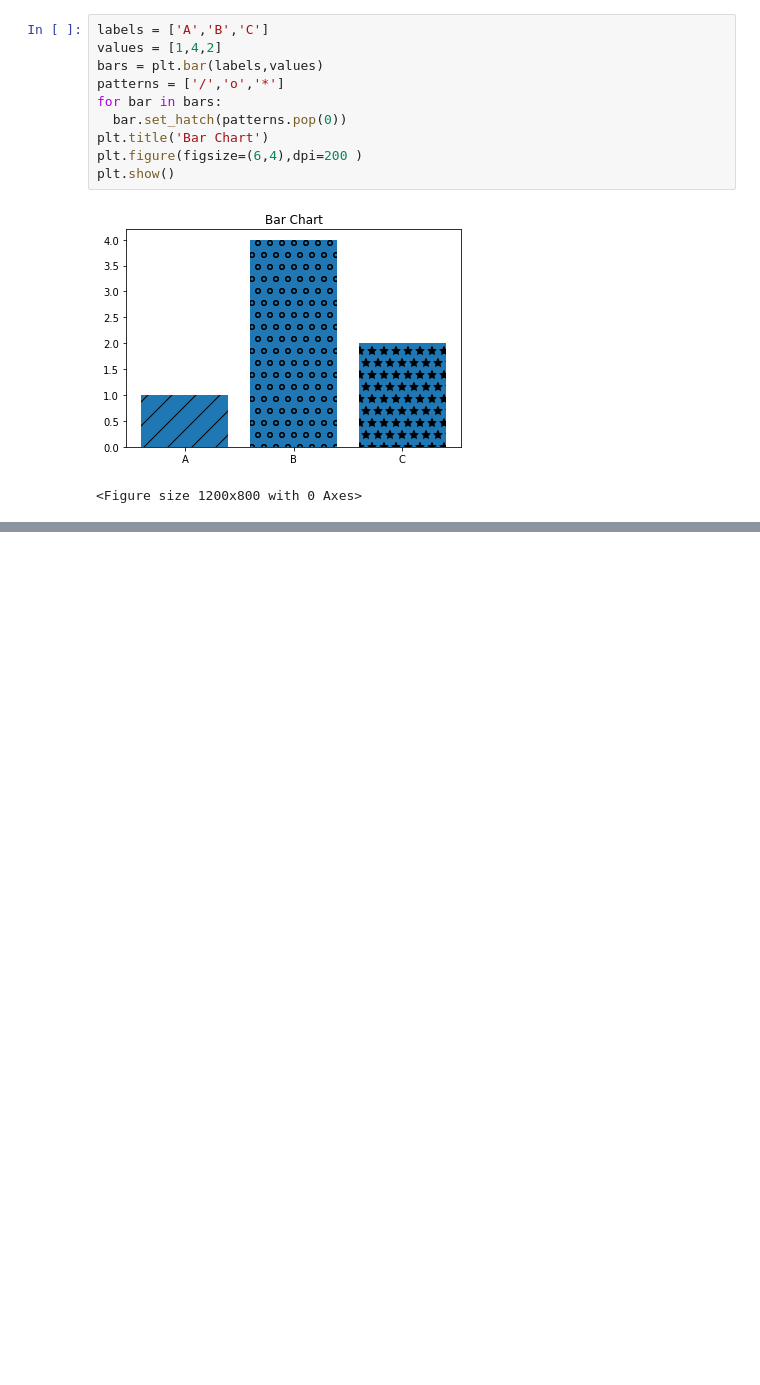
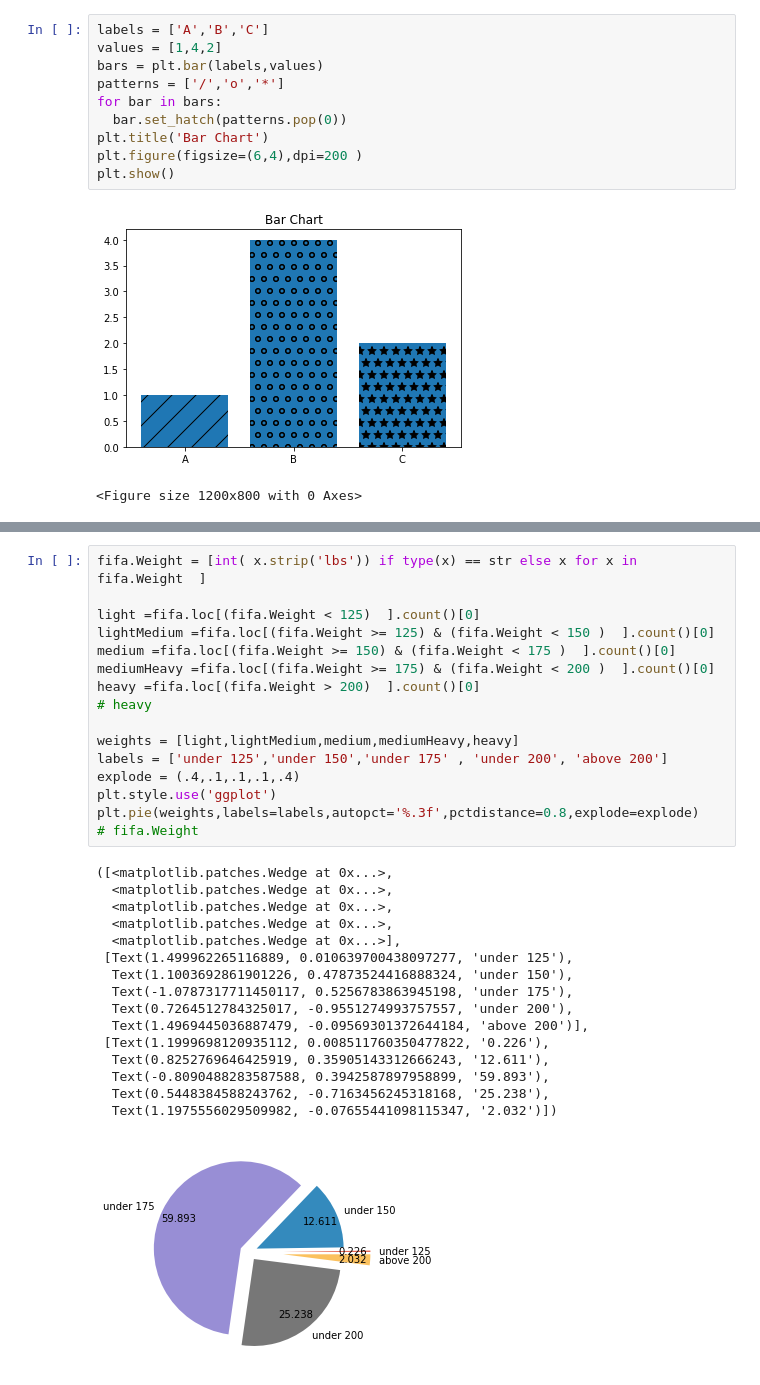
Before and after one commit to TabotCharlesBessong/pythonFramworks, a Jupyter notebook: Matplotlib/plot.ipynb, the cells around one changed output, grey strips where cells are left out. Cells and saved outputs as stored; diff of their text form; blank space fills up the shorter version.

```diff
--- a/Matplotlib/plot.ipynb
+++ b/Matplotlib/plot.ipynb
@@ -64,0 +165,33 @@ plt.show()
+# %%
+fifa.Weight = [int( x.strip('lbs')) if type(x) == str else x for x in fifa.Weight  ]
+
+light =fifa.loc[(fifa.Weight < 125)  ].count()[0]
+lightMedium =fifa.loc[(fifa.Weight >= 125) & (fifa.Weight < 150 )  ].count()[0]
+medium =fifa.loc[(fifa.Weight >= 150) & (fifa.Weight < 175 )  ].count()[0]
+mediumHeavy =fifa.loc[(fifa.Weight >= 175) & (fifa.Weight < 200 )  ].count()[0]
+heavy =fifa.loc[(fifa.Weight > 200)  ].count()[0]
+# heavy
+
+weights = [light,lightMedium,medium,mediumHeavy,heavy]
+labels = ['under 125','under 150','under 175' , 'under 200', 'above 200']
+explode = (.4,.1,.1,.1,.4)
+plt.style.use('ggplot')
+plt.pie(weights,labels=labels,autopct='%.3f',pctdistance=0.8,explode=explode)
+# fifa.Weight
+# %% [output]
+([<matplotlib.patches.Wedge at 0x...>,
+  <matplotlib.patches.Wedge at 0x...>,
+  <matplotlib.patches.Wedge at 0x...>,
+  <matplotlib.patches.Wedge at 0x...>,
+  <matplotlib.patches.Wedge at 0x...>],
+ [Text(1.499962265116889, 0.010639700438097277, 'under 125'),
+  Text(1.1003692861901226, 0.47873524416888324, 'under 150'),
+  Text(-1.0787317711450117, 0.5256783863945198, 'under 175'),
+  Text(0.7264512784325017, -0.9551274993757557, 'under 200'),
+  Text(1.4969445036887479, -0.09569301372644184, 'above 200')],
+ [Text(1.1999698120935112, 0.008511760350477822, '0.226'),
+  Text(0.8252769646425919, 0.35905143312666243, '12.611'),
+  Text(-0.8090488283587588, 0.3942587897958899, '59.893'),
+  Text(0.5448384588243762, -0.7163456245318168, '25.238'),
+  Text(1.1975556029509982, -0.07655441098115347, '2.032')])
+[figure, added]
```
Also changed, not shown: parts of 9 cells of this notebook, 1 other file.
